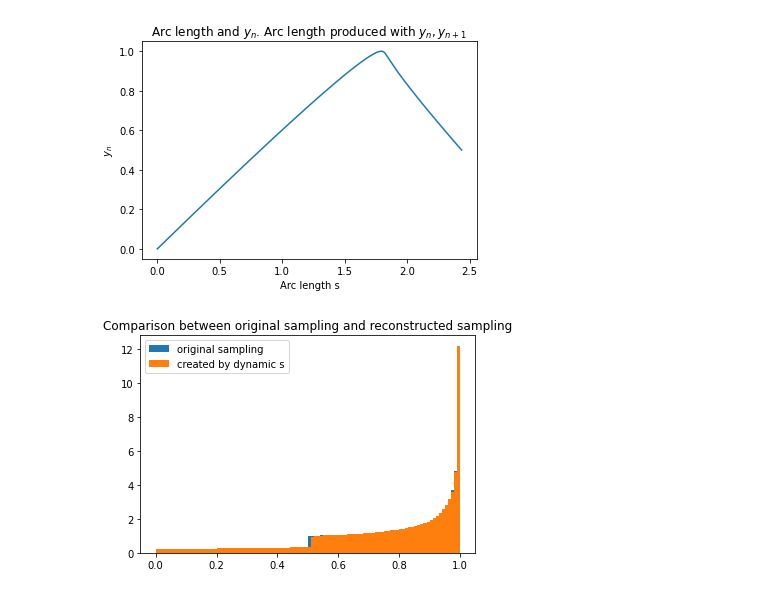
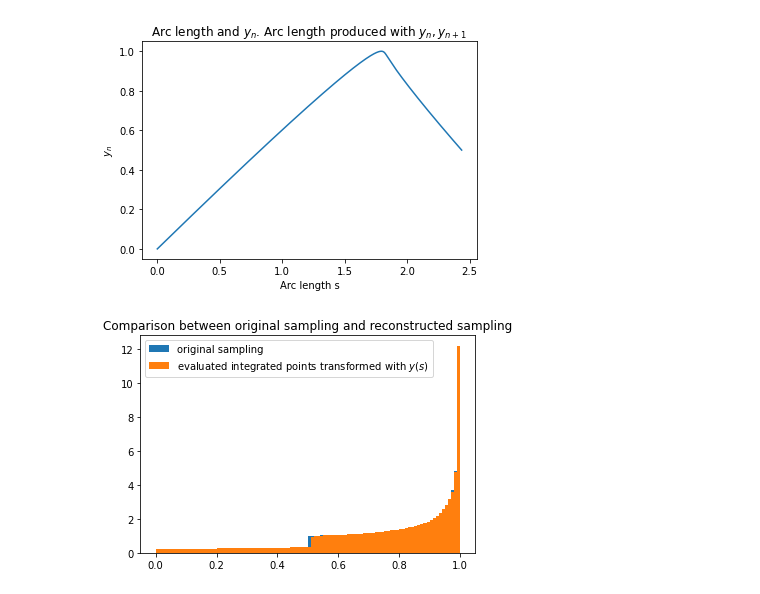
Before and after one commit to plainerman/density-transport, a Jupyter notebook: full_one_dimensional.ipynb, the cells around one changed output. Drawn from its saved outputs; the diff is of its cells as text; code cells hidden in the pictures.

```diff
--- a/full_one_dimensional.ipynb
+++ b/full_one_dimensional.ipynb
@@ -218,10 +220,11 @@ def y_by_s(s):
 # %%
 t_eval = numpy.linspace(0, observe.samplesize * dt, int(observe.samplesize))
 sol = solve_ivp(f, [0, observe.samplesize * dt], [0], t_eval=t_eval)
 plt.title("Comparison between original sampling and reconstructed sampling")
 plt.hist(numpy.transpose(observe.sample(0))[0], bins = 100, density = True, label="original sampling")
-plt.hist([y_by_s(s) for s in sol.y[0]], bins = 100, density = True, label="created by dynamic s")
+new_ys = [y_by_s(s) for s in sol.y[0]]
+plt.hist(new_ys, bins = 100, density = True, label="evaluated integrated points transformed with $y(s)$")
 plt.legend()
 plt.show()
 # %% [output]
-[figure, old version]
+[figure, new version]
```
Also changed, not shown: parts of 7 cells of this notebook, 4 other files.
